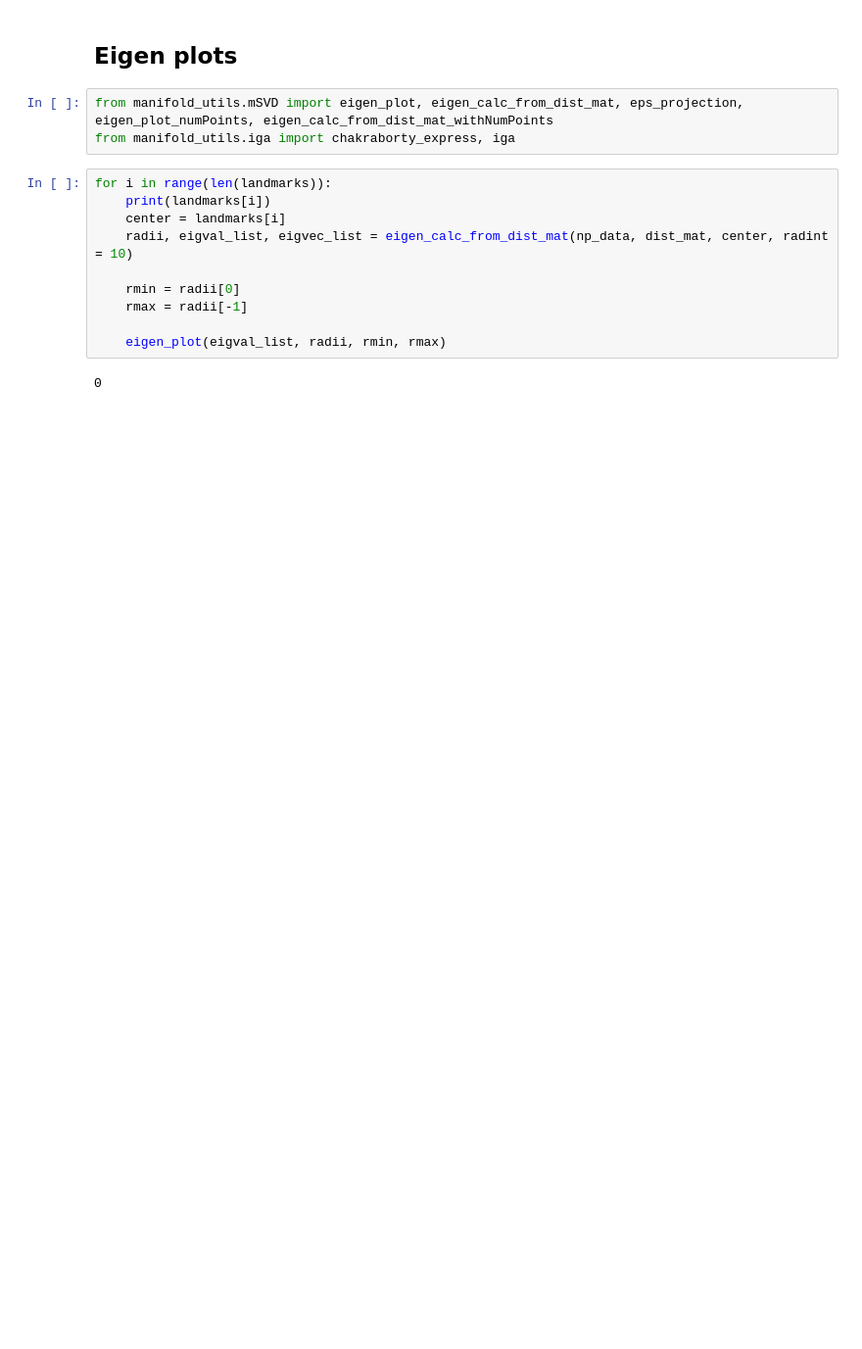
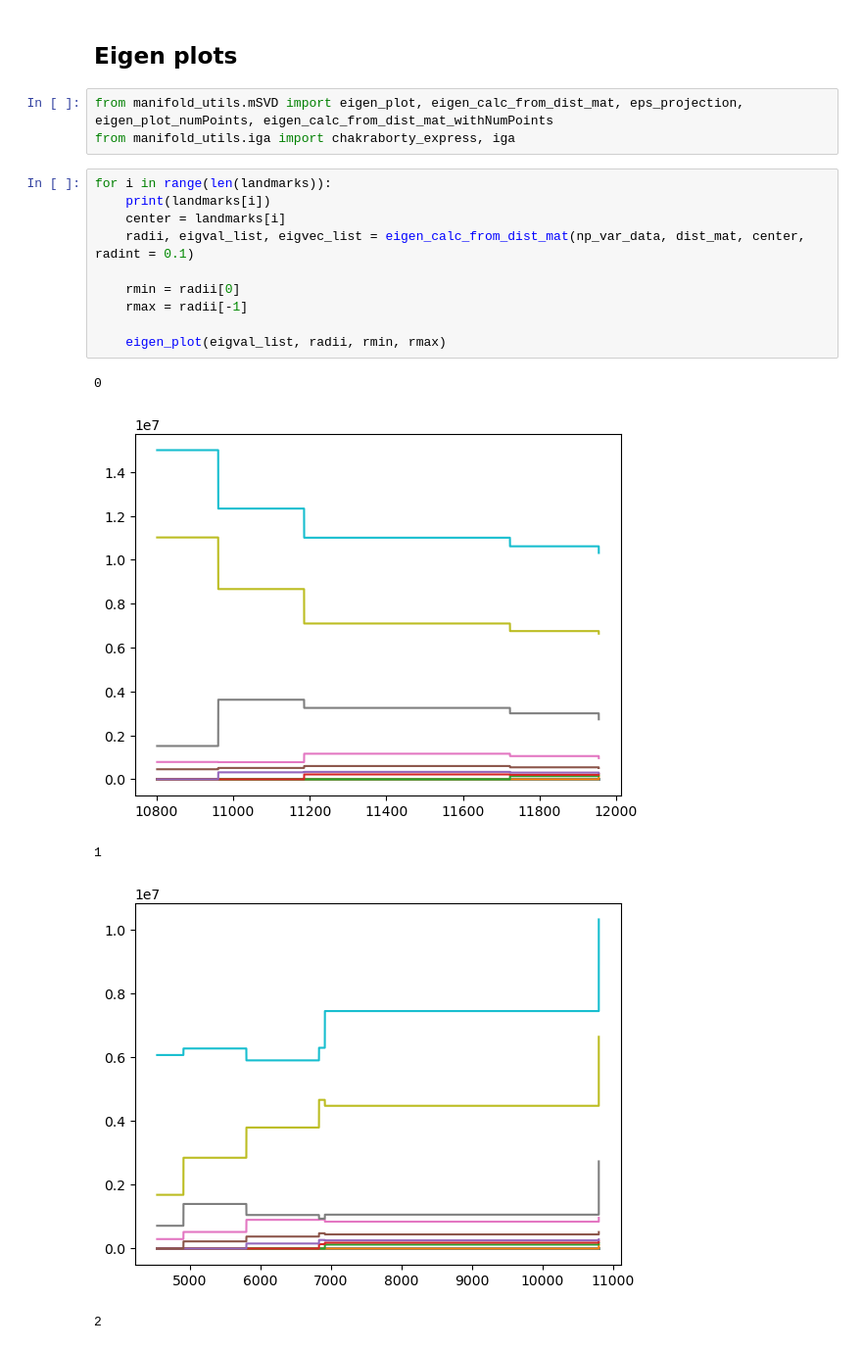
Before and after one commit to Orecchia-Research-Group/manifold_learning, a Jupyter notebook: CD8_Circadian.ipynb, the cells around one changed output. Shown: that part at 98% size. Saved outputs shown, nothing was run; the diff lists cells and outputs as text; blank space fills up the shorter version.

```diff
--- a/CD8_Circadian.ipynb
+++ b/CD8_Circadian.ipynb
@@ -148,12 +193,16 @@ from manifold_utils.iga import chakraborty_express, iga
 # %%
 for i in range(len(landmarks)):
     print(landmarks[i])
     center = landmarks[i]
-    radii, eigval_list, eigvec_list = eigen_calc_from_dist_mat(np_data, dist_mat, center, radint = 10)
+    radii, eigval_list, eigvec_list = eigen_calc_from_dist_mat(np_var_data, dist_mat, center, radint = 0.1)
 
     rmin = radii[0]
     rmax = radii[-1]
 
     eigen_plot(eigval_list, radii, rmin, rmax)
 # %% [output]
 0
+[figure, added]
+1
+[figure, added]
+2
```
Also changed, not shown: parts of 9 cells of this notebook.
